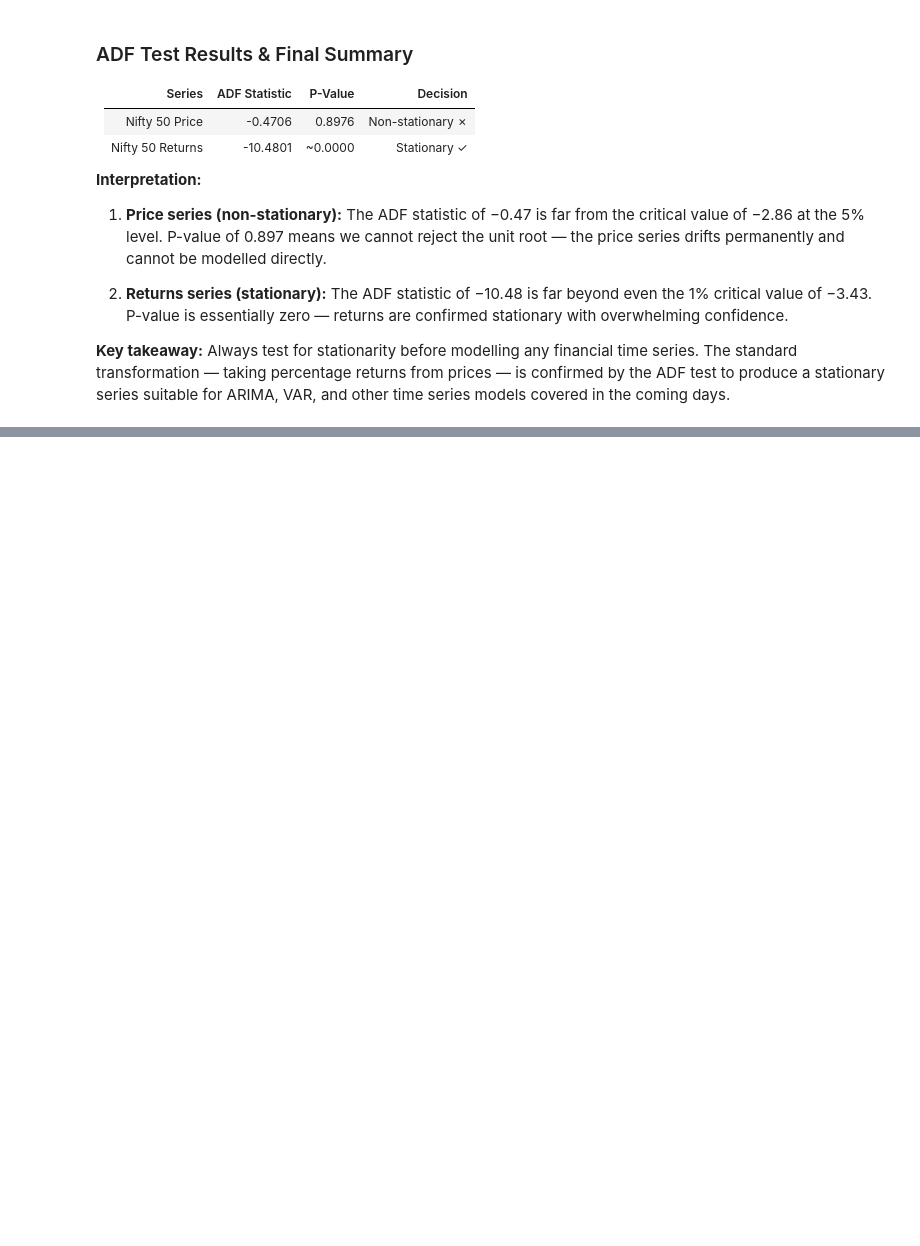
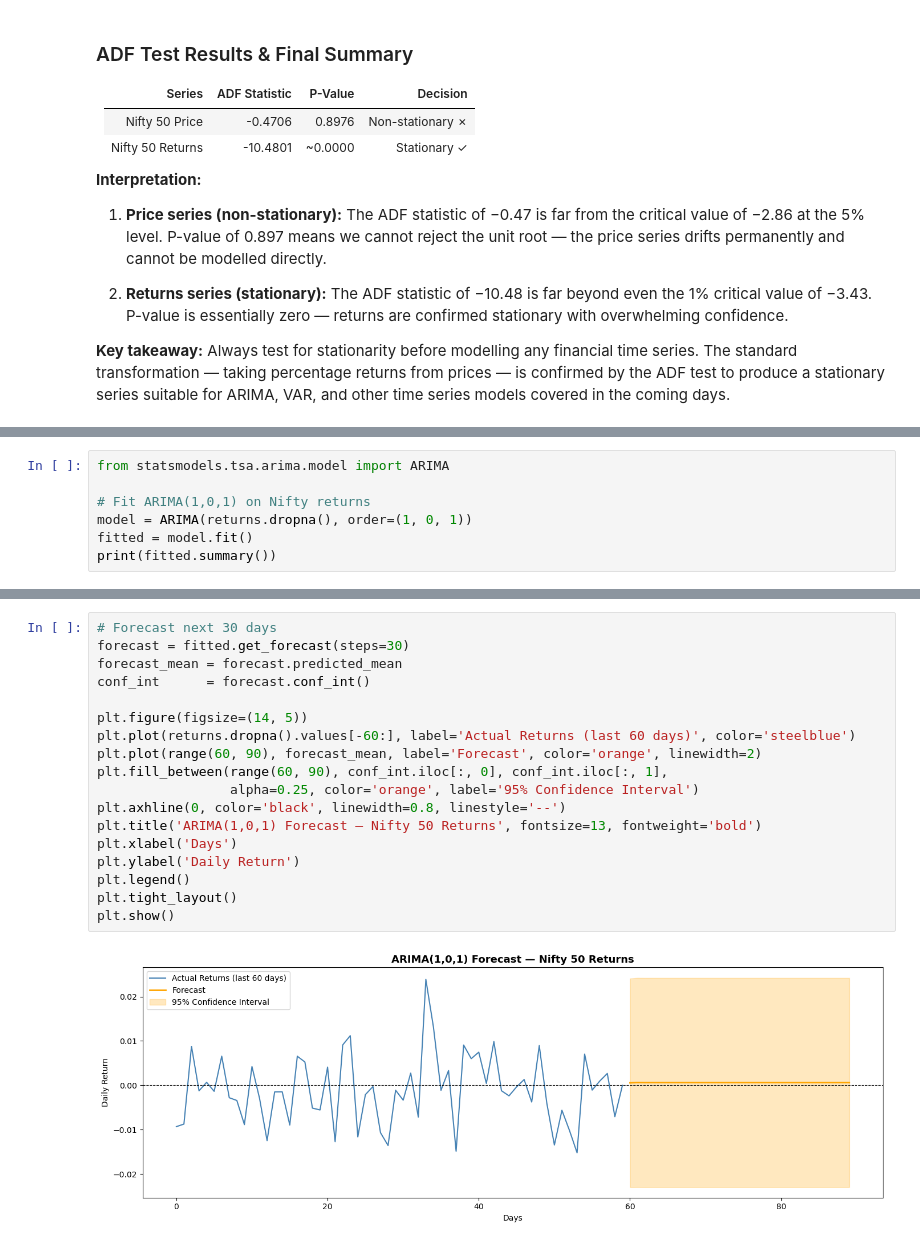
Before and after one commit to andy007-code/decimal-point-prep, a Jupyter notebook: 02-timeseries.ipynb, the cells around one changed output, grey strips where cells are left out. Drawn from its saved outputs; the diff is of its cells as text; blank space fills up the shorter version.

```diff
--- a/02-timeseries.ipynb
+++ b/02-timeseries.ipynb
@@ -192,0 +225,7 @@ ARIMA, VAR, and other time series models covered in the coming days.
+# %%
+from statsmodels.tsa.arima.model import ARIMA
+
+# Fit ARIMA(1,0,1) on Nifty returns
+model = ARIMA(returns.dropna(), order=(1, 0, 1))
+fitted = model.fit()
+print(fitted.summary())
@@ -192,0 +250,20 @@ ARIMA, VAR, and other time series models covered in the coming days.
+# %%
+# Forecast next 30 days
+forecast = fitted.get_forecast(steps=30)
+forecast_mean = forecast.predicted_mean
+conf_int      = forecast.conf_int()
+
+plt.figure(figsize=(14, 5))
+plt.plot(returns.dropna().values[-60:], label='Actual Returns (last 60 days)', color='steelblue')
+plt.plot(range(60, 90), forecast_mean, label='Forecast', color='orange', linewidth=2)
+plt.fill_between(range(60, 90), conf_int.iloc[:, 0], conf_int.iloc[:, 1],
+                 alpha=0.25, color='orange', label='95% Confidence Interval')
+plt.axhline(0, color='black', linewidth=0.8, linestyle='--')
+plt.title('ARIMA(1,0,1) Forecast — Nifty 50 Returns', fontsize=13, fontweight='bold')
+plt.xlabel('Days')
+plt.ylabel('Daily Return')
+plt.legend()
+plt.tight_layout()
+plt.show()
+# %% [output]
+[figure, added]
```
Also changed, not shown: parts of 6 cells of this notebook, 1 other file.
